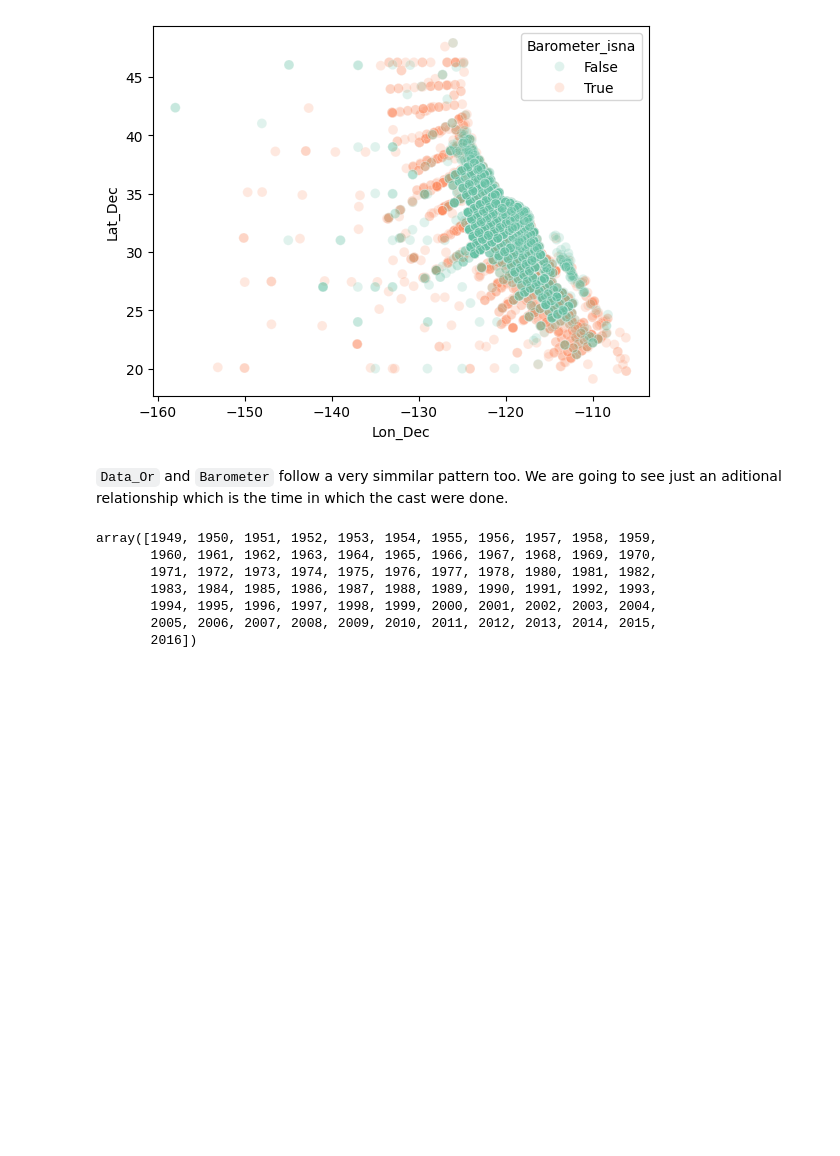
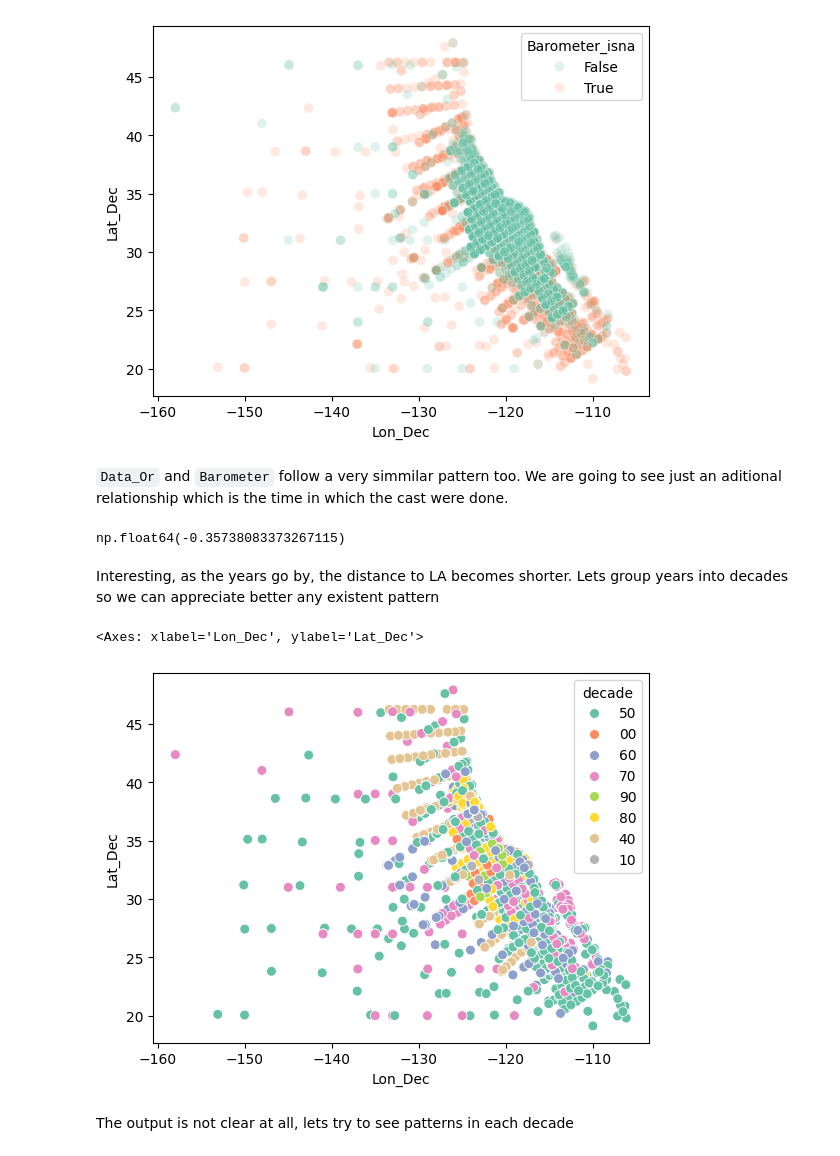
Before and after one commit to nicodigos/boston_dataset, a Jupyter notebook: Ocean.ipynb, the cells around one changed output. Drawn from its saved outputs; the diff is of its cells as text; code cells hidden in the pictures; blank space fills up the shorter version.

```diff
--- a/Ocean.ipynb
+++ b/Ocean.ipynb
@@ -318,13 +321,22 @@ scatter_plot_distance(obj_bottle, 'Barometer')
 [figure]
 # %% [markdown]
 `Data_Or` and `Barometer` follow a very simmilar pattern too. We are going to see just an aditional relationship which is the time in which the cast were done.
-# %%
-cast.Year.unique()
-# %% [output]
-array([1949, 1950, 1951, 1952, 1953, 1954, 1955, 1956, 1957, 1958, 1959,
-       1960, 1961, 1962, 1963, 1964, 1965, 1966, 1967, 1968, 1969, 1970,
-       1971, 1972, 1973, 1974, 1975, 1976, 1977, 1978, 1980, 1981, 1982,
-       1983, 1984, 1985, 1986, 1987, 1988, 1989, 1990, 1991, 1992, 1993,
-       1994, 1995, 1996, 1997, 1998, 1999, 2000, 2001, 2002, 2003, 2004,
-       2005, 2006, 2007, 2008, 2009, 2010, 2011, 2012, 2013, 2014, 2015,
-       2016])
+# %%
+obj_bottle.corr(numeric_only=True)['Year']['Distance_LA']
+# %% [output]
+np.float64(-0.35738083373267115)
+# %% [markdown]
+Interesting, as the years go by, the distance to LA becomes shorter. Lets group years into decades so we can appreciate better any existent pattern
+# %%
+def years_into_decades(value):
+    year_string = str(value)
+    return f"{year_string[-2]}0"
+# %%
+obj_bottle['decade'] = obj_bottle.Year.apply(years_into_decades)
+# %%
+sns.scatterplot(x='Lon_Dec', y='Lat_Dec', hue="decade", data=obj_bottle, palette='Set2', s=50)
+# %% [output]
+<Axes: xlabel='Lon_Dec', ylabel='Lat_Dec'>
+[figure, added]
+# %% [markdown]
+The output is not clear at all, lets try to see patterns in each decade
```
Also changed, not shown: parts of 16 cells of this notebook.
